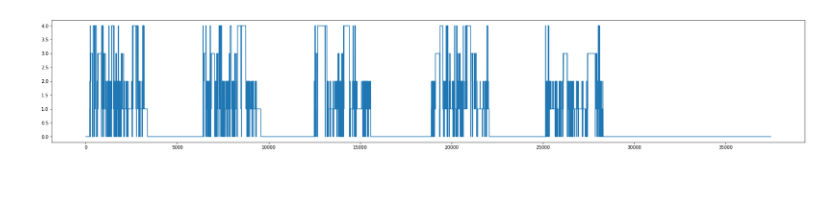
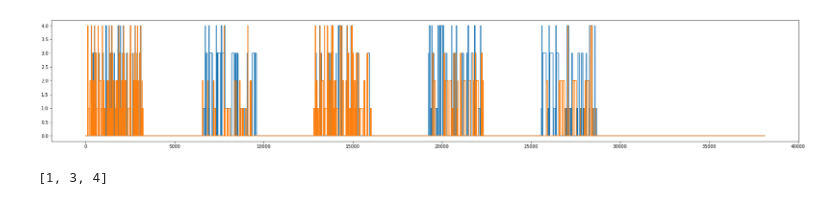
Before and after one commit to melisamc89/neural_analysys, a Jupyter notebook: src/cca_distance_represenation_space.ipynb, the cells around one changed output. Drawn from its saved outputs; the diff is of its cells as text; code cells hidden in the pictures.

```diff
--- a/src/cca_distance_represenation_space.ipynb
+++ b/src/cca_distance_represenation_space.ipynb
@@ -251,6 +171,8 @@ activity_list = []
 timeline_list = []
 behaviour_list = []
 corners_list = []
+corners_list2 = []
+
 speed_list = []
 
 behaviour_list_unsup = []
@@ -268,7 +190,7 @@ for trial in [1,6,11,16]:
     reshape_behaviour = np.reshape(behaviour[:int(int(behaviour.shape[0]/re_sf)*re_sf)],(int(behaviour.shape[0]/re_sf),re_sf))
     resample_beh1 = np.reshape(scipy.stats.mode(reshape_behaviour,axis=1)[0],reshape_behaviour.shape[0])
 
-    beh_file_name_1 = 'mouse_' + f'{mouse}' + '_session_' + f'{session}' + '_day_' + f'{day+1}' + '_likelihood_0.75_corners.npy'
+    beh_file_name_1 = 'mouse_' + f'{mouse}' + '_session_' + f'{session}' + '_day_' + f'{day+1}' + '_likelihood_0.75_object_corners.npy'
     ## LOAD CORNERS EXPLORATION
     behaviour = np.load(behaviour_dir + beh_file_name_1)
     reshape_behaviour = np.reshape(behaviour[:int(int(behaviour.shape[0]/re_sf)*re_sf)],(int(behaviour.shape[0]/re_sf),re_sf))
@@ -281,7 +203,7 @@ for trial in [1,6,11,16]:
     resample_speed = np.reshape(scipy.stats.mode(reshape_speed,axis=1)[0],reshape_speed.shape[0])
 
 
-    beh_file_name_1 = 'mouse_' + f'{mouse}' + '_session_' + f'{session}' + '_day_' + f'{day+1}' + '_likelihood_0.75_parameters.npy'
+    beh_file_name_1 = 'mouse_' + f'{mouse}' + '_session_' + f'{session}' + '_trial_' + f'{day+1}' + '_likelihood_0.75_ethogram_parameters.npy'
     ## LOAD PARAMETRS FOR BEHAVIOUR CLASSIFICATION
     parameters = np.load(behaviour_dir_parameters + beh_file_name_1)
     params = []
@@ -356,7 +278,7 @@ activity_list_pca = []
 variance_list = []
 variance_ratio_list = []
 
-cca_components = min(13,activity_list[day].shape[0])
+cca_components = min(9,activity_list[day].shape[0])
 cca = CCA(n_components=cca_components)
 activity_list_cca = []
 
@@ -436,38 +356,42 @@ navigation_list = []
 exploration_list = []
 
 SPEED_LIMIT = 5
-for day in range(4):
+for day in range(len(behaviour_list)):
     speed = signal.medfilt(speed_list[day],9)
     # select the corners that are being explored when the animal is doing an exploratory task
-    navigation = np.zeros_like(corners_list[day])
-    navigation[np.where(behaviour_list[day]==4)[0]] = corners_list[day][np.where(behaviour_list[day]==4)[0]]
-    navigation[np.where(behaviour_list[day]==3)[0]] = corners_list[day][np.where(behaviour_list[day]==3)[0]]
-    exploration_corner = np.zeros_like(navigation)
+    explorating_object = np.zeros_like(corners_list[day])
+    explorating_object[np.where(behaviour_list[day]==4)[0]] = corners_list[day][np.where(behaviour_list[day]==4)[0]]
+    explorating_object[np.where(behaviour_list[day]==3)[0]] = corners_list[day][np.where(behaviour_list[day]==3)[0]]
+    #exploration_corner = np.zeros_like(explorating_object)
     # create a vector that contains zeros everywhere but object ID number when the animal is exploring an object a particular corner with low speed
-    exploration_corner[np.where(speed<SPEED_LIMIT)[0]] = navigation[np.where(speed<SPEED_LIMIT)[0]]
+    #exploration_corner[np.where(speed<SPEED_LIMIT)[0]] = navigation[np.where(speed<SPEED_LIMIT)[0]]
+    #exploration_corner = explorating_object
 
-    navigation_corner = np.zeros_like(navigation)
+    navigation_corner = np.zeros_like(corners_list[day])
     for corner in [1,2,3,4]:
         # create a vector that contains zeros everywhere but corner ID when the animal is navigation at that position with out an object
-        navigations_at_corner = np.logical_and(exploration_corner==0,corners_list[day]==corner)
-        navigation_corner[np.logical_and(navigations_at_corner, speed < SPEED_LIMIT)] = corner
+        navigations_at_corner = np.logical_and(explorating_object==0,corners_list[day]==corner)
+        #print(len(np.where(navigations_at_corner)[0]))
+        #navigation_corner[np.logical_and(navigations_at_corner, speed < SPEED_LIMIT)] = corner
+        navigation_corner[navigations_at_corner] = corner
 
     navigation_list.append(navigation_corner)
-    exploration_list.append(exploration_corner)
+    exploration_list.append(explorating_object)
 # %%
 figure, axes = plt.subplots()
 
-plt.plot(behaviour_list[0])
+#axes.plot(behaviour_list[0])
+axes.plot(navigation_list[0])
 #axes.plot(corners_list[0])
 
-#axes.plot(navigation_list[0])
-#axes.plot(exploration_list[0])
+axes.plot(exploration_list[0])
 
-#axes.set_xlim([0,5000])
+#axes.set_xlim([0,3000])
+#axes.set_ylim([2,5])
 
 figure.set_size_inches(30,5)
 # %% [output]
-[figure, old version]
+[figure, new version]
 # %%
 # for each day creates a list that counts and saves times of different events.
 events_day_list_1 = []
@@ -532,0 +466,4 @@ for day in range(len(behaviour_list)):
+# %%
+events_id[day]
+# %% [output]
+[1, 3, 4]
```
Also changed, not shown: parts of 22 cells of this notebook, 6 other files.
